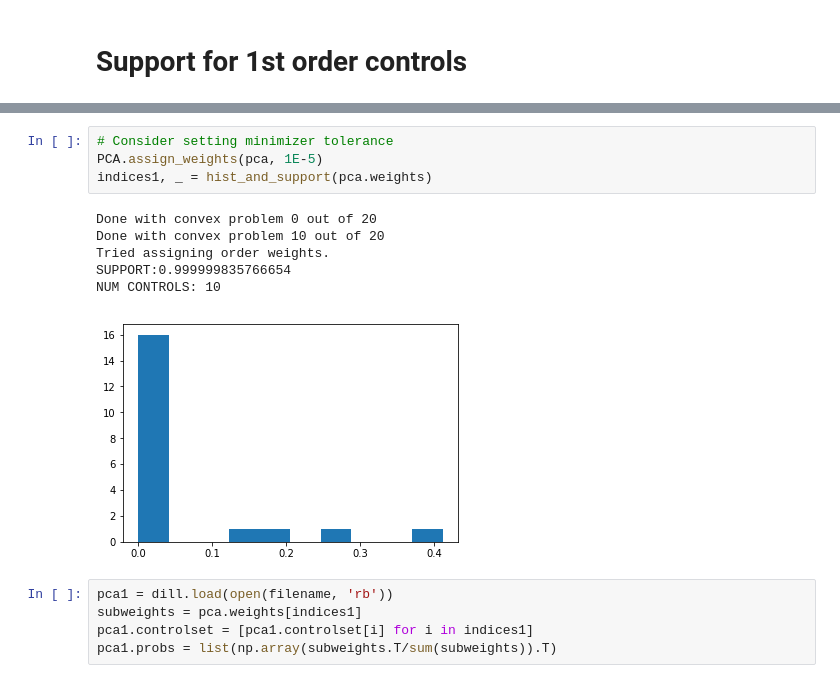
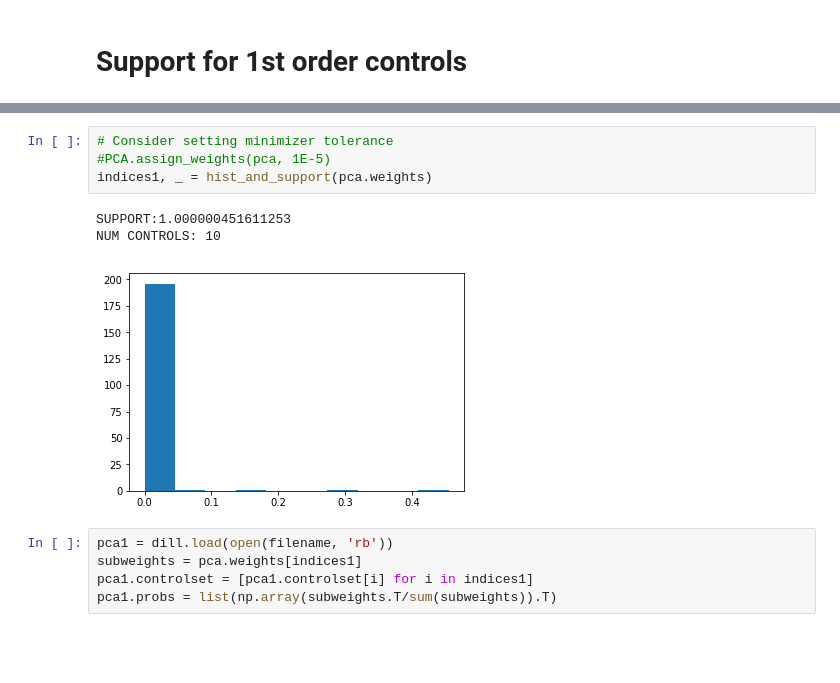
Before and after one commit to ampolloreno/decorrelating_errors, a Jupyter notebook: code/SQRT(X).ipynb, the cells around one changed output, grey strips where cells are left out. Drawn from its saved outputs; the diff is of its cells as text; blank space fills up the shorter version.

```diff
--- a/code/SQRT(X).ipynb
+++ b/code/SQRT(X).ipynb
@@ -280,14 +100,11 @@ NUM CONTROLS: 10
 # %%
 # Consider setting minimizer tolerance
-PCA.assign_weights(pca, 1E-5)
+#PCA.assign_weights(pca, 1E-5)
 indices1, _ = hist_and_support(pca.weights)
 # %% [output]
-Done with convex problem 0 out of 20
-Done with convex problem 10 out of 20
-Tried assigning order weights.
-SUPPORT:0.999999835766654
+SUPPORT:1.000000451611253
 NUM CONTROLS: 10
-[figure, old version]
+[figure, new version]
 # %%
 pca1 = dill.load(open(filename, 'rb'))
 subweights = pca.weights[indices1]
```
Also changed, not shown: parts of 10 cells of this notebook, 4 other files.
